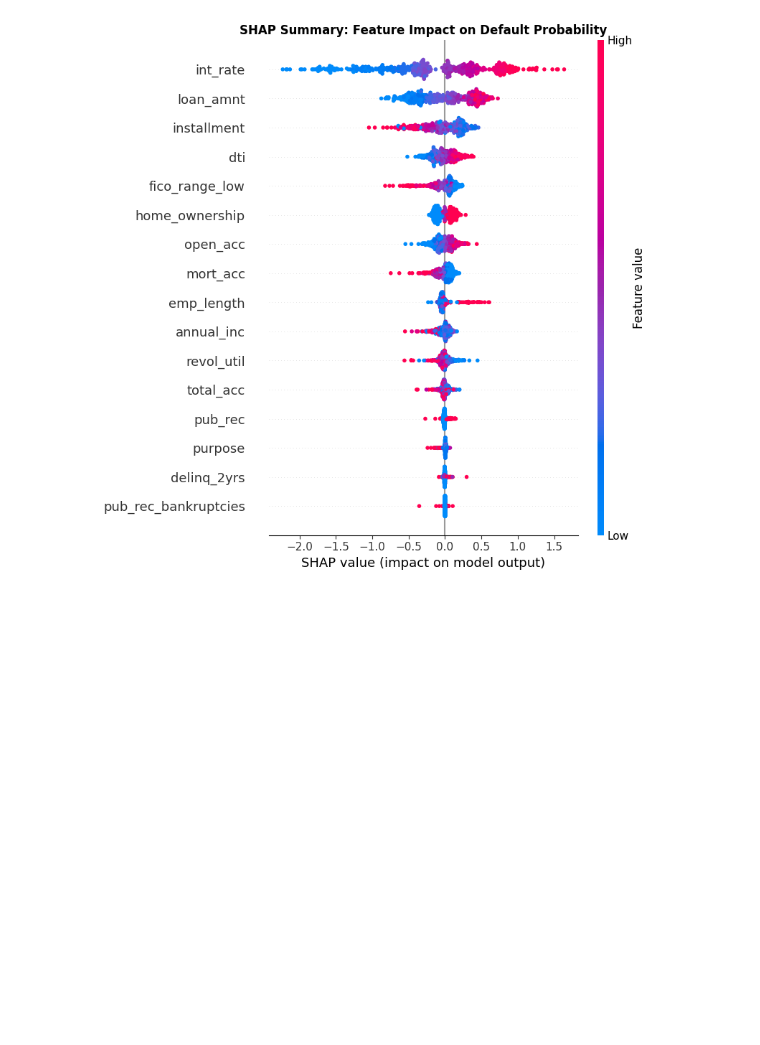
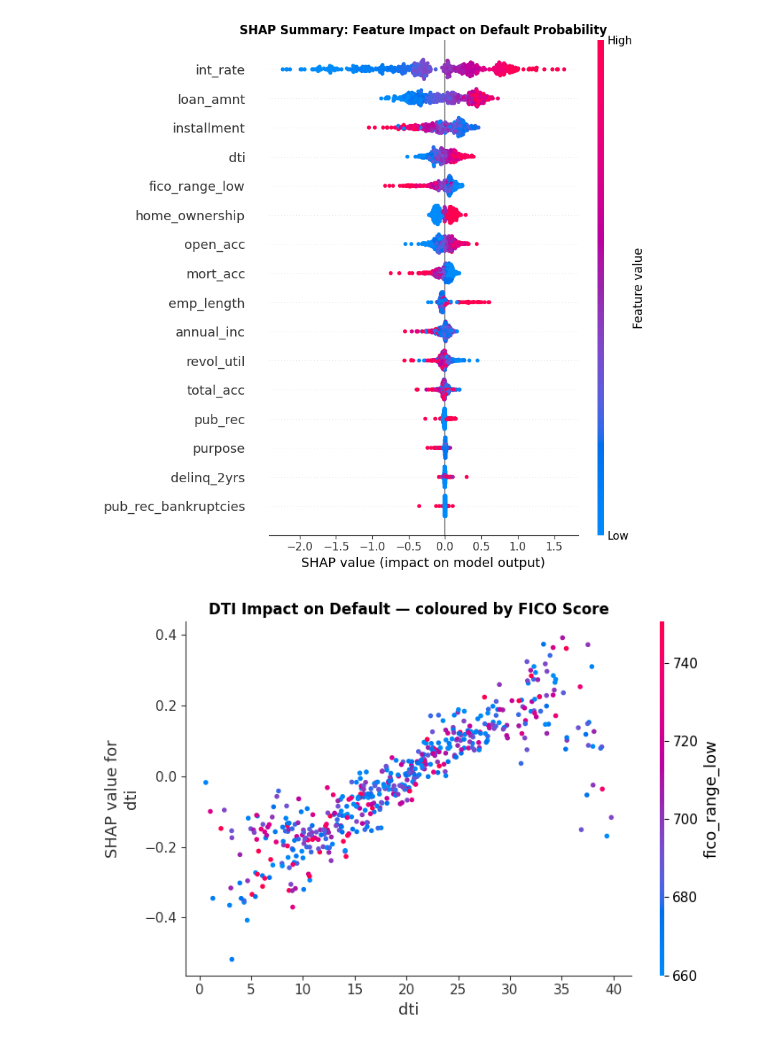
Before and after one commit to linhh-ng/credit-default-prediction, a Jupyter notebook: Credit_Default_Prediction.ipynb, the cells around one changed output. Saved outputs shown, nothing was run; the diff lists cells and outputs as text; code cells hidden in the pictures; blank space fills up the shorter version.

```diff
--- a/Credit_Default_Prediction.ipynb
+++ b/Credit_Default_Prediction.ipynb
@@ -303,3 +305,18 @@ plt.savefig('shap_beeswarm.png', bbox_inches='tight', dpi=150)
 plt.show()
 # %% [output]
 [figure]
+# %%
+# does DTI effect depend on FICO score?
+shap.dependence_plot(
+    'dti',
+    shap_values,
+    X_test_sample,
+    interaction_index='fico_range_low',
+    show=False
+)
+plt.title('DTI Impact on Default — coloured by FICO Score', fontweight='bold')
+plt.tight_layout()
+plt.savefig('shap_dependence_dti_fico.png', bbox_inches='tight', dpi=150)
+plt.show()
+# %% [output]
+[figure, added]
```
Also changed, not shown: parts of 3 cells of this notebook.
